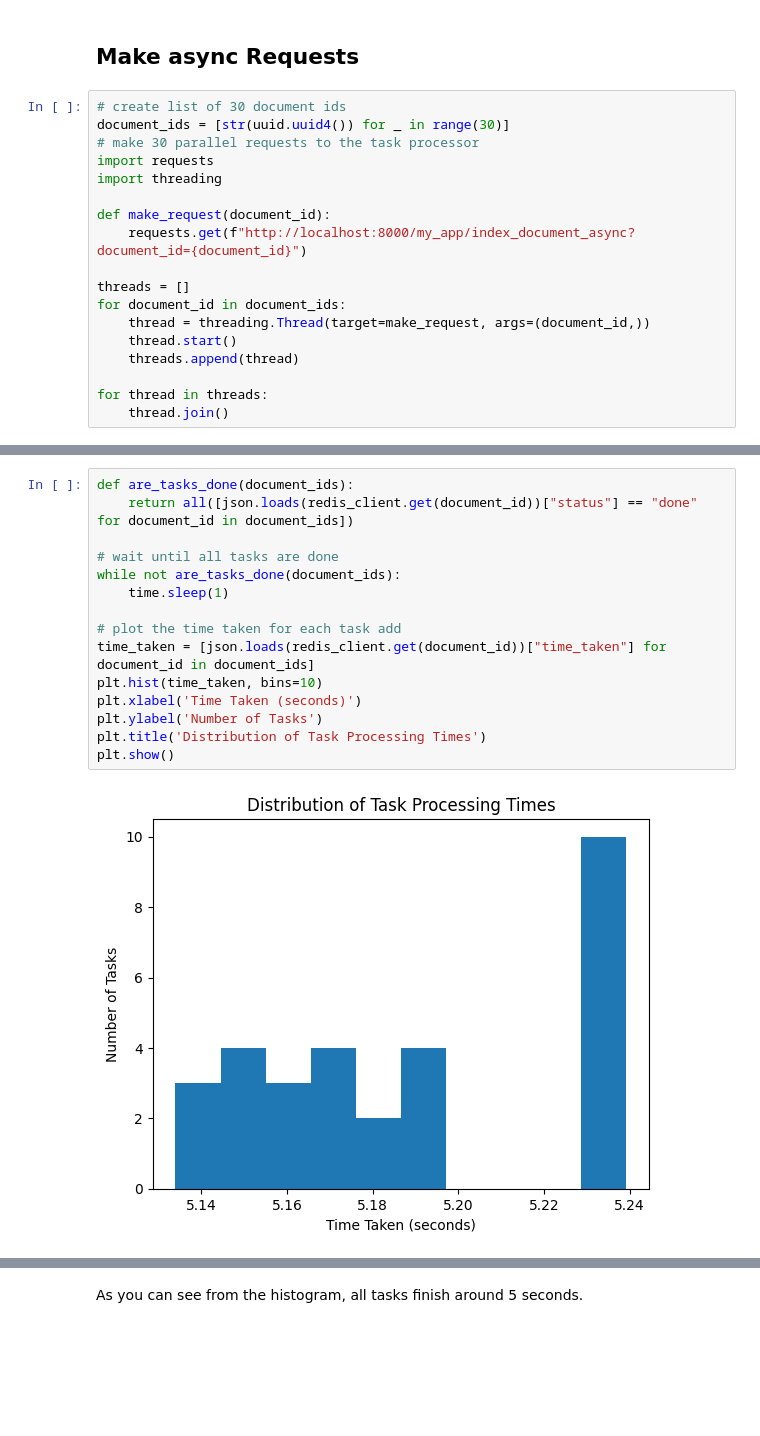
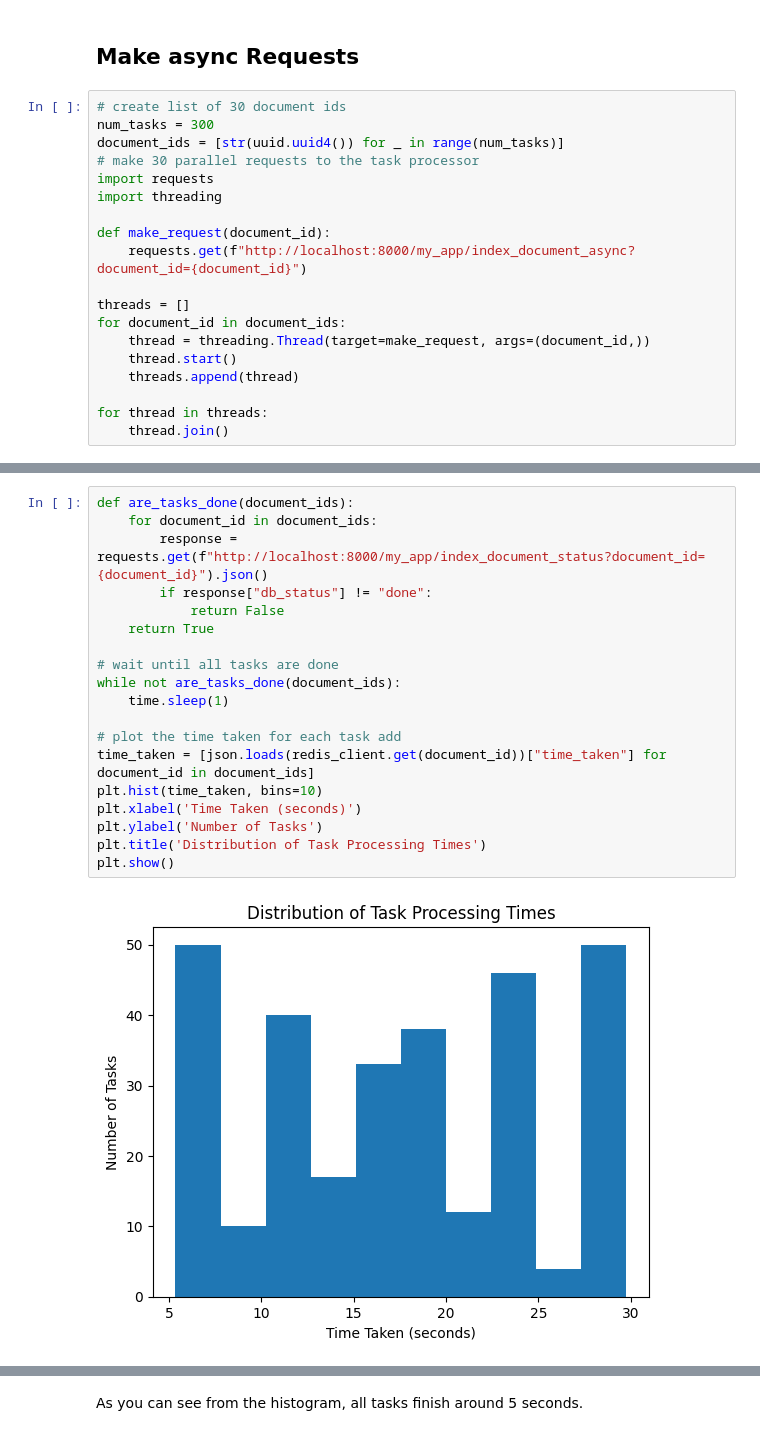
Before and after one commit to anyscale/public-serving-examples, a Jupyter notebook: serve_task_processor.ipynb, the cells around one changed output, grey strips where cells are left out. Saved outputs shown, nothing was run; the diff lists cells and outputs as text; blank space fills up the shorter version.

Commit message:
update task processor
Signed-off-by: Abrar Sheikh <abrar@anyscale.com>

```diff
--- a/serve_task_processor.ipynb
+++ b/serve_task_processor.ipynb
@@ -267,7 +298,8 @@ DeploymentHandle(deployment='task_processor')
 ## Make async Requests
 # %%
 # create list of 30 document ids
-document_ids = [str(uuid.uuid4()) for _ in range(30)]
+num_tasks = 300
+document_ids = [str(uuid.uuid4()) for _ in range(num_tasks)]
 # make 30 parallel requests to the task processor
 import requests
 import threading
@@ -288,17 +338,21 @@ for thread in threads:
 # %%
 def are_tasks_done(document_ids):
-    return all([json.loads(redis_client.get(document_id))["status"] == "done" for document_id in document_ids])
+    for document_id in document_ids:
+        response = requests.get(f"http://localhost:8000/my_app/index_document_status?document_id={document_id}").json()
+        if response["db_status"] != "done":
+            return False
+    return True
 
 # wait until all tasks are done
 while not are_tasks_done(document_ids):
     time.sleep(1)
 
 # plot the time taken for each task add
 time_taken = [json.loads(redis_client.get(document_id))["time_taken"] for document_id in document_ids]
 plt.hist(time_taken, bins=10)
 plt.xlabel('Time Taken (seconds)')
 plt.ylabel('Number of Tasks')
 plt.title('Distribution of Task Processing Times')
 plt.show()
 # %% [output]
-[figure, old version]
+[figure, new version]
```
Also changed, not shown: parts of 21 cells of this notebook, 1 other file.
